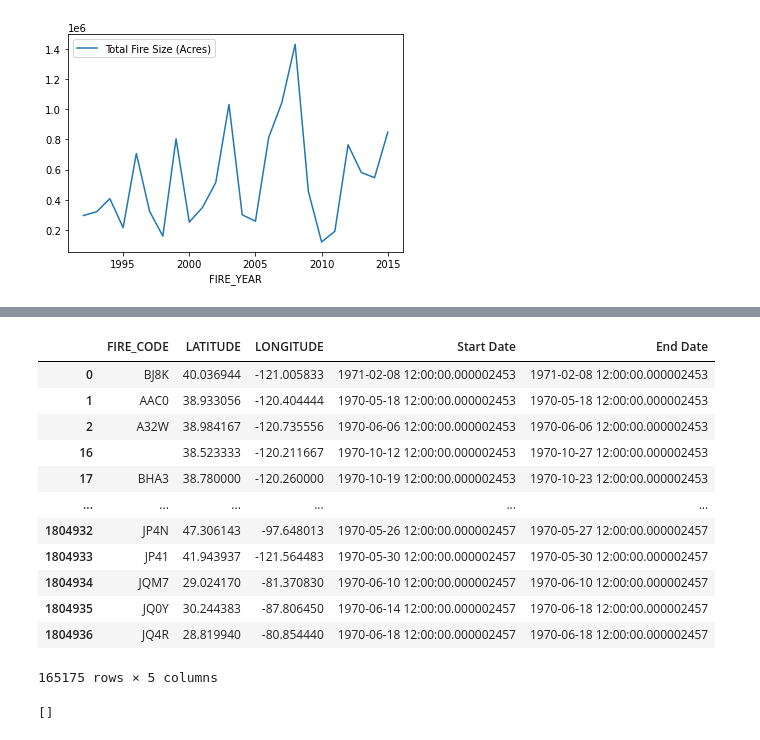
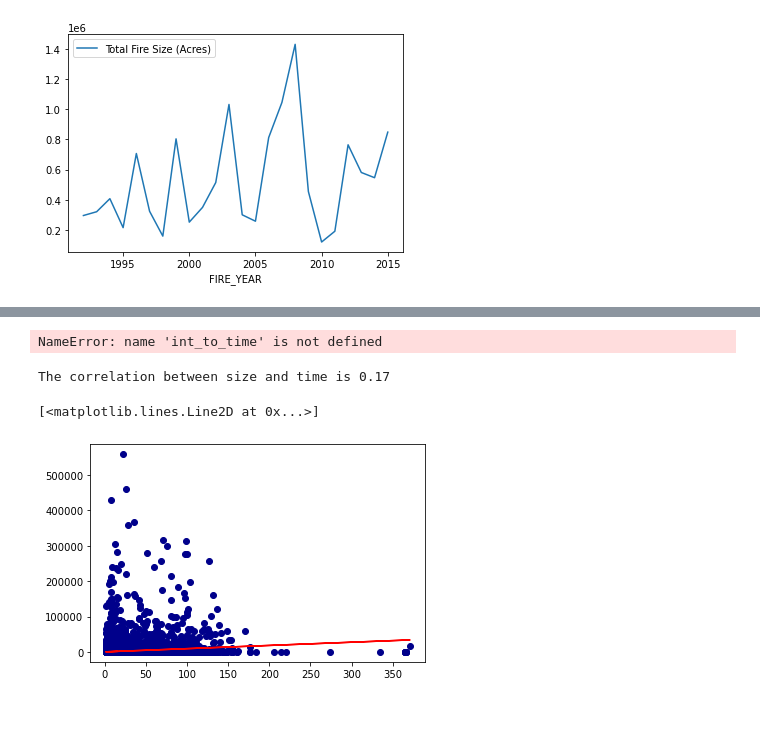
Before and after one commit to Jagjeet/fire-analysis-project, a Jupyter notebook: Untitled.ipynb, the cells around one changed output, grey strips where cells are left out. Cells and saved outputs as stored; diff of their text form; code cells hidden in the pictures; blank space fills up the shorter version.

```diff
--- a/Untitled.ipynb
+++ b/Untitled.ipynb
@@ -11,7 +13,7 @@ from api_keys import air_key
 # %%
 
 con = sqlite3.connect("./Resources/FPA_FOD_20170508.sqlite")
-fire_data = pd.read_sql_query("SELECT OBJECTID, FOD_ID, FPA_ID, FIRE_YEAR, FIPS_NAME, FIRE_NAME, FIRE_SIZE, DISCOVERY_DATE, FIRE_CODE, STAT_CAUSE_DESCR, CONT_DATE, STATE, LATITUDE, LONGITUDE from Fires", con)
+fire_data = pd.read_sql_query("SELECT OBJECTID, FOD_ID, FPA_ID, FIRE_YEAR, FIPS_NAME, FIRE_NAME, FIRE_SIZE, DISCOVERY_DATE, FIRE_CODE, STAT_CAUSE_DESCR, CONT_DATE, STATE, LATITUDE, LONGITUDE, DISCOVERY_TIME, CONT_TIME from Fires", con)
 
 print(fire_data)
 
@@ -37,2 +39,10 @@ con.close()
 # %%
+fire_data = fire_data.dropna(inplace = False)
+fire_data['Start Date'] = (pd.to_datetime((fire_data.DISCOVERY_DATE // 1000).astype(int)) +
+                 pd.to_timedelta(fire_data.DISCOVERY_DATE % 1000, unit='D'))
+fire_data['End Date'] = (pd.to_datetime((fire_data.CONT_DATE // 1000).astype(int)) +
+                 pd.to_timedelta(fire_data.CONT_DATE % 1000, unit='D'))
+fire_data["Start Date"] = pd.DatetimeIndex(fire_data['Start Date']).date
+fire_data["End Date"] = pd.DatetimeIndex(fire_data['End Date']).date
+fire_data
 # %% [output]
@@ -341,26 +333,30 @@ fire_data.head()
-# %%
-air_quality = fire_data[["FIRE_CODE", "LATITUDE", "LONGITUDE", "Start Date", "End Date"]]
-air_quality
-# %% [output]
-|  | FIRE_CODE | LATITUDE | LONGITUDE | Start Date | End Date |
-| 0 | BJ8K | 40.036944 | -121.005833 | 1971-02-08 12:00:00.000002453 | 1971-02-08 12:00:00.000002453 |
-| 1 | AAC0 | 38.933056 | -120.404444 | 1970-05-18 12:00:00.000002453 | 1970-05-18 12:00:00.000002453 |
-| 2 | A32W | 38.984167 | -120.735556 | 1970-06-06 12:00:00.000002453 | 1970-06-06 12:00:00.000002453 |
-| 16 |  | 38.523333 | -120.211667 | 1970-10-12 12:00:00.000002453 | 1970-10-27 12:00:00.000002453 |
-| 17 | BHA3 | 38.780000 | -120.260000 | 1970-10-19 12:00:00.000002453 | 1970-10-23 12:00:00.000002453 |
-| ... | ... | ... | ... | ... | ... |
-| 1804932 | JP4N | 47.306143 | -97.648013 | 1970-05-26 12:00:00.000002457 | 1970-05-27 12:00:00.000002457 |
-| 1804933 | JP41 | 41.943937 | -121.564483 | 1970-05-30 12:00:00.000002457 | 1970-05-30 12:00:00.000002457 |
-| 1804934 | JQM7 | 29.024170 | -81.370830 | 1970-06-10 12:00:00.000002457 | 1970-06-10 12:00:00.000002457 |
-| 1804935 | JQ0Y | 30.244383 | -87.806450 | 1970-06-14 12:00:00.000002457 | 1970-06-18 12:00:00.000002457 |
-| 1804936 | JQ4R | 28.819940 | -80.854440 | 1970-06-18 12:00:00.000002457 | 1970-06-18 12:00:00.000002457 |
-165175 rows × 5 columns
-# %%
-Lat = 40.481637
-Lng = 121.005833
-date = "2000-02-08"
-url = f"https://www.airnowapi.org/aq/observation/latLong/historical/?format=application/json&latitude={Lat}&longitude={Lng}&date={date}T00-0000&distance=25&API_KEY={air_key}"
-response = requests.get(url).json()
-print(response)
-# %% [output]
-[]
+# %%
+fire_data["Days_Lasted"] = fire_data["End Date"] - fire_data["Start Date"]
+# fire_data["Time_Lasted"] = fire_data["CONT_TIME"] - fire_data["DISCOVERY_TIME"]
+
+fire_data["Days_Lasted"] = fire_data["Days_Lasted"].dt.components.days
+
+fire_data = fire_data['DISCOVERY_TIME'].apply(int_to_time)
+fire_data
+# %% [output]
+NameError: name 'int_to_time' is not defined
+# %%
+fire_size_date = fire_data.loc[fire_data["Days_Lasted"]>0, :]
+
+day_last = fire_size_date["Days_Lasted"]
+fire_size = fire_size_date["FIRE_SIZE"]
+plt.scatter(x = day_last, y = fire_size, c = "DarkBlue")
+
+
+correlation = st.pearsonr(day_last,fire_size)
+print(f"The correlation between size and time is {round(correlation[0],2)}")
+
+(slope, intercept, rvalue, pvalue, stderr) = linregress(day_last,fire_size)
+regress_values = day_last * slope + intercept
+line = "y = " + str(round(slope,2)) + "x + " + str(round(intercept,2))
+
+plt.plot(day_last,regress_values,"r-")
+# %% [output]
+The correlation between size and time is 0.17
+[<matplotlib.lines.Line2D at 0x...>]
+[figure, added]
```
Also changed, not shown: parts of 10 cells of this notebook.
